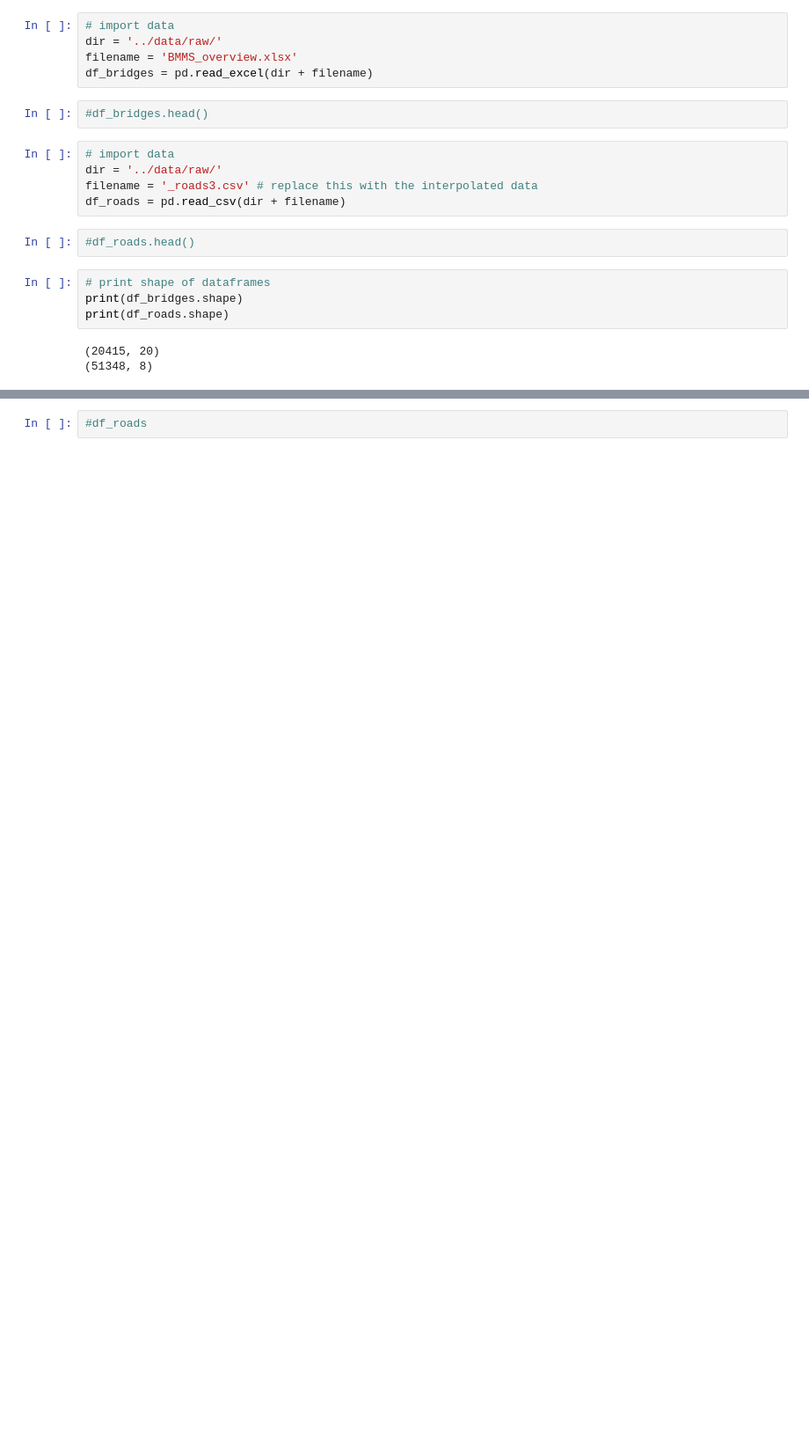
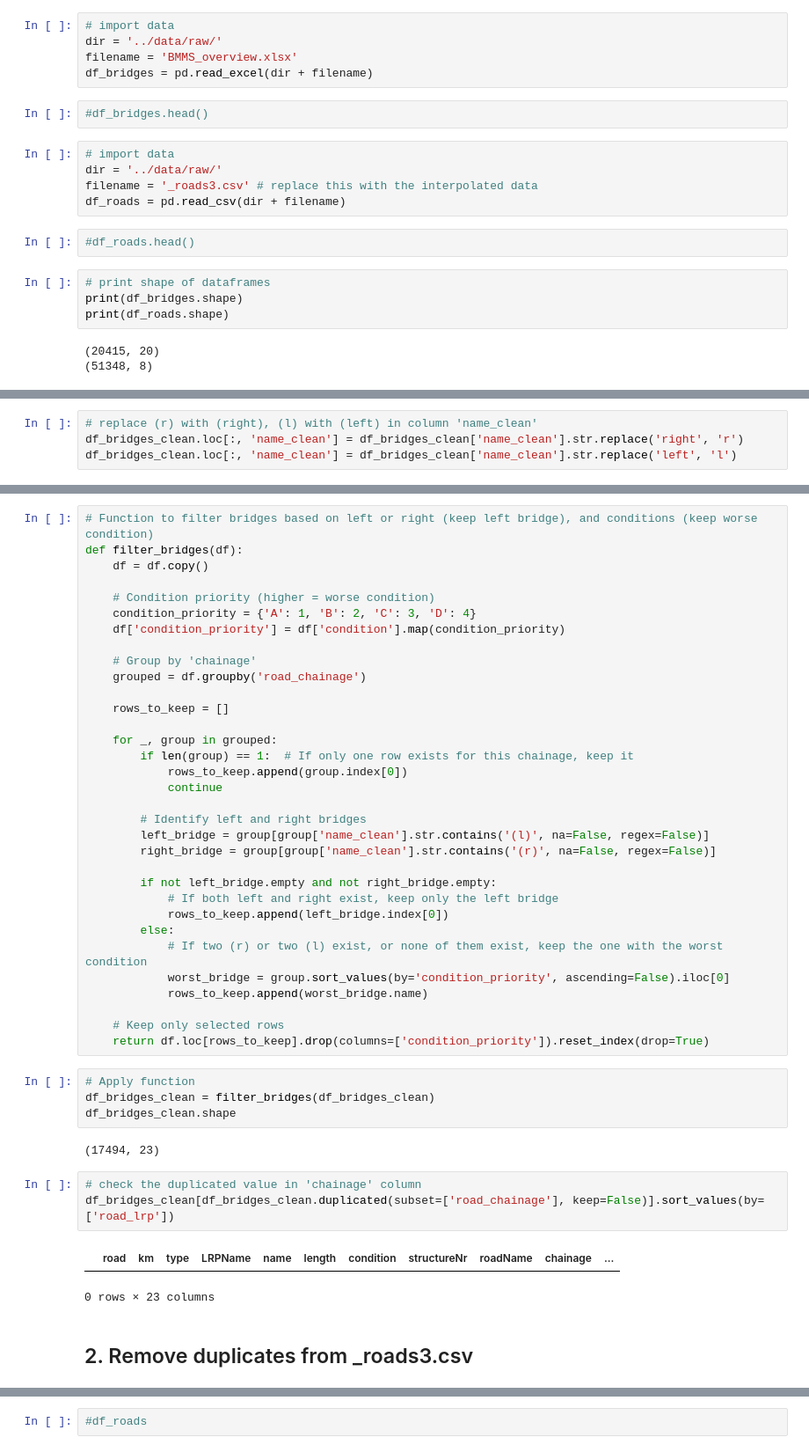
Before and after one commit to daniela1998/Advanced-Simulation-Assignments, a Jupyter notebook: Assignment 2/EPA133a-G16-A2_datacleaning/notebook/CreateDemoFile.ipynb, the cells around one changed output, grey strips where cells are left out. Shown at 88% size. Drawn from its saved outputs; the diff is of its cells as text; blank space fills up the shorter version.

```diff
--- a/Assignment 2/EPA133a-G16-A2_datacleaning/notebook/CreateDemoFile.ipynb
+++ b/Assignment 2/EPA133a-G16-A2_datacleaning/notebook/CreateDemoFile.ipynb
@@ -34,0 +97,4 @@ print(df_roads.shape)
+# %%
+# replace (r) with (right), (l) with (left) in column 'name_clean'
+df_bridges_clean.loc[:, 'name_clean'] = df_bridges_clean['name_clean'].str.replace('right', 'r')
+df_bridges_clean.loc[:, 'name_clean'] = df_bridges_clean['name_clean'].str.replace('left', 'l')
@@ -34,0 +119,47 @@ print(df_roads.shape)
+# %%
+# Function to filter bridges based on left or right (keep left bridge), and conditions (keep worse condition)
+def filter_bridges(df):
+    df = df.copy()
+
+    # Condition priority (higher = worse condition)
+    condition_priority = {'A': 1, 'B': 2, 'C': 3, 'D': 4}
+    df['condition_priority'] = df['condition'].map(condition_priority)
+
+    # Group by 'chainage'
+    grouped = df.groupby('road_chainage')
+
+    rows_to_keep = []
+
+    for _, group in grouped:
+        if len(group) == 1:  # If only one row exists for this chainage, keep it
+            rows_to_keep.append(group.index[0])
+            continue
+
+        # Identify left and right bridges
+        left_bridge = group[group['name_clean'].str.contains('(l)', na=False, regex=False)]
+        right_bridge = group[group['name_clean'].str.contains('(r)', na=False, regex=False)]
+
+        if not left_bridge.empty and not right_bridge.empty:
+            # If both left and right exist, keep only the left bridge
+            rows_to_keep.append(left_bridge.index[0])
+        else:
+            # If two (r) or two (l) exist, or none of them exist, keep the one with the worst condition
+            worst_bridge = group.sort_values(by='condition_priority', ascending=False).iloc[0]
+            rows_to_keep.append(worst_bridge.name)
+
+    # Keep only selected rows
+    return df.loc[rows_to_keep].drop(columns=['condition_priority']).reset_index(drop=True)
+# %%
+# Apply function
+df_bridges_clean = filter_bridges(df_bridges_clean)
+df_bridges_clean.shape
+# %% [output]
+(17494, 23)
+# %%
+# check the duplicated value in 'chainage' column
+df_bridges_clean[df_bridges_clean.duplicated(subset=['road_chainage'], keep=False)].sort_values(by=['road_lrp'])
+# %% [output]
+|  | road | km | type | LRPName | name | length | condition | structureNr | roadName | chainage | ... |
+0 rows × 23 columns
+# %% [markdown]
+## 2. Remove duplicates from _roads3.csv
```
Also changed, not shown: parts of 26 cells of this notebook, 1 other file.
